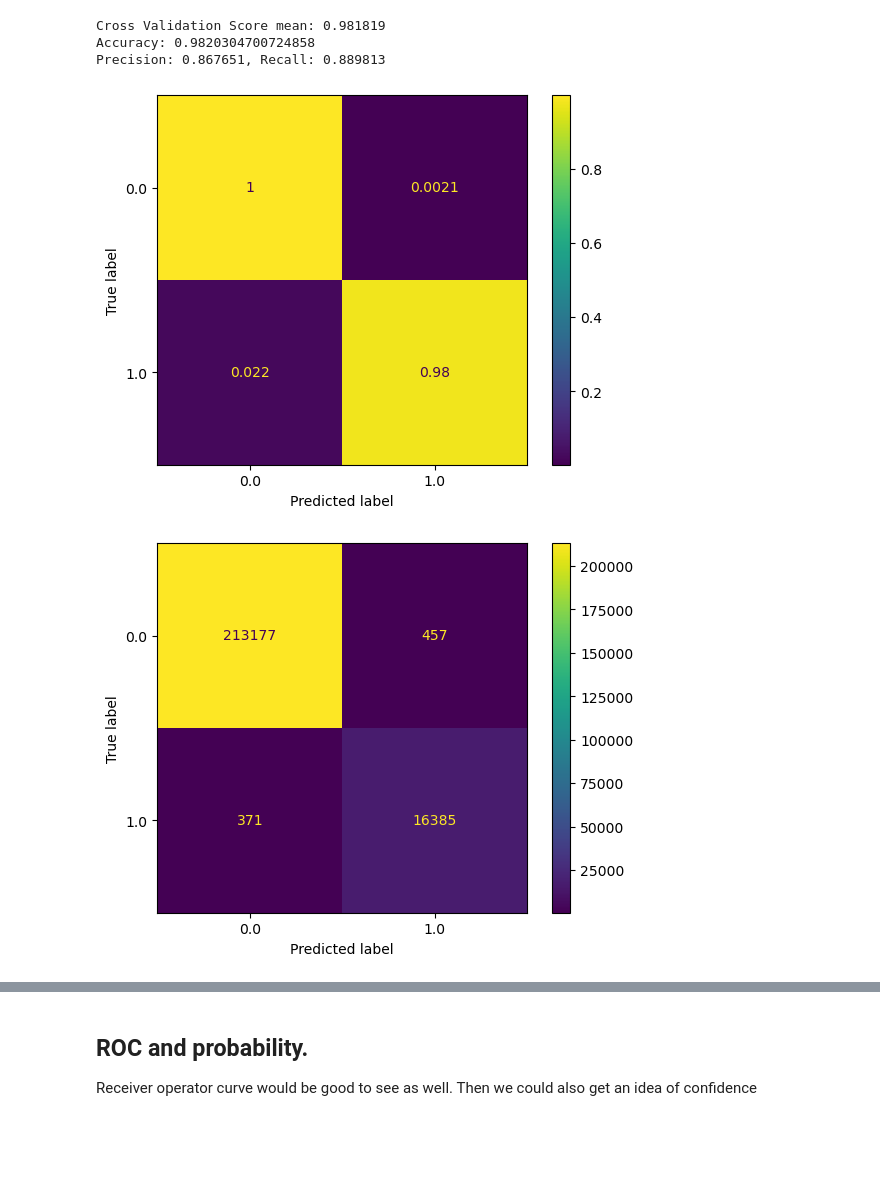
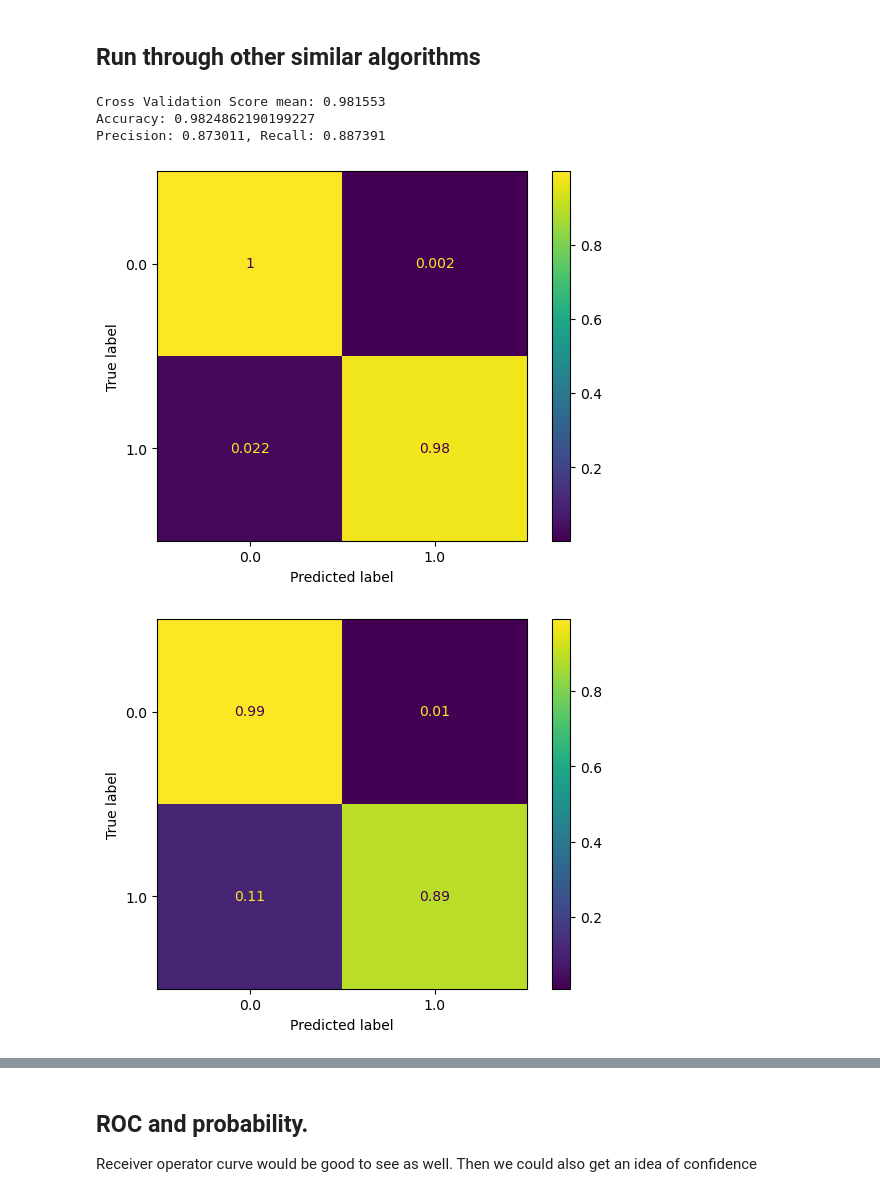
Before and after one commit to mustaric/tess_xrp_exoplanets, a Jupyter notebook: classify/random_forest_experiment.ipynb, the cells around one changed output, grey strips where cells are left out. Saved outputs shown, nothing was run; the diff lists cells and outputs as text; code cells hidden in the pictures; blank space fills up the shorter version.

```diff
--- a/classify/random_forest_experiment.ipynb
+++ b/classify/random_forest_experiment.ipynb
@@ -67,15 +72,17 @@ I'm not sure I entirely agree with choices.
 # %%
+
 metrics=[ #"period",
          "power","dur","depth","snr",
          #"deptest1","deptest2",
          "chisq",
-         "bicft","bicplus","bicminus","snrshape","noise","depth_shape2","depth_shape3",
+         "bicft","bicplus","bicminus","snrshape","noise",
+          "depth_shape2","depth_shape3",
          "mindBIC","nloops",
          #"npoints","nintransit",
          #"26","27","28","29","30","31",
          #"Tmag", "logg", "Teff"
          ]
-
+#X contains the metrics that we will train and evalute on.
 X = np.array(tces[metrics])
 X[~np.isfinite(X)] = -9999
 
@@ -145,29 +153,32 @@ Even if only consider the precision an drecall of the test sets, I do best form
+# %% [markdown]
+## Run through other similar algorithms
 # %%
 from sklearn.ensemble import ExtraTreesClassifier
 from sklearn.tree import DecisionTreeClassifier
 
 rf = DecisionTreeClassifier(max_depth=None, min_samples_split=2, random_state=0)
 rf.fit(X_train, y_train)
 scores= cross_val_score(rf, X_train, y_train, cv=6)
 print("Cross Validation Score mean: %f" % scores.mean())
 
 y_pred = rf.predict(X_test)
 accuracy = accuracy_score(y_test, y_pred)
 precision = precision_score(y_test, y_pred)
 recall = recall_score(y_test, y_pred)
 print("Accuracy:", accuracy)
 print("Precision: %f, Recall: %f" % (precision, recall))
 
 cm = confusion_matrix(y_pred=y_pred, y_true = y_test)
 
 _ = ConfusionMatrixDisplay.from_estimator(rf, X, tces['injrec'], normalize='true')
-_ = ConfusionMatrixDisplay.from_estimator(rf, X, tces['injrec'])
+_ = ConfusionMatrixDisplay.from_estimator(rf, X_test, y_test, normalize='true')
+#_ = ConfusionMatrixDisplay.from_estimator(rf, X, tces['injrec'])
 # %% [output]
-Cross Validation Score mean: 0.981819
-Accuracy: 0.9820304700724858
-Precision: 0.867651, Recall: 0.889813
+Cross Validation Score mean: 0.981553
+Accuracy: 0.9824862190199227
+Precision: 0.873011, Recall: 0.887391
-[figure, old version]
+[figure, new version]
-[figure, old version]
+[figure, new version]
 # %%
 rf = ExtraTreesClassifier(n_estimators=40, max_depth=None, min_samples_split=2, random_state=0)
 rf.fit(X_train, y_train)
```
Also changed, not shown: parts of 21 cells of this notebook, 1 other file.
